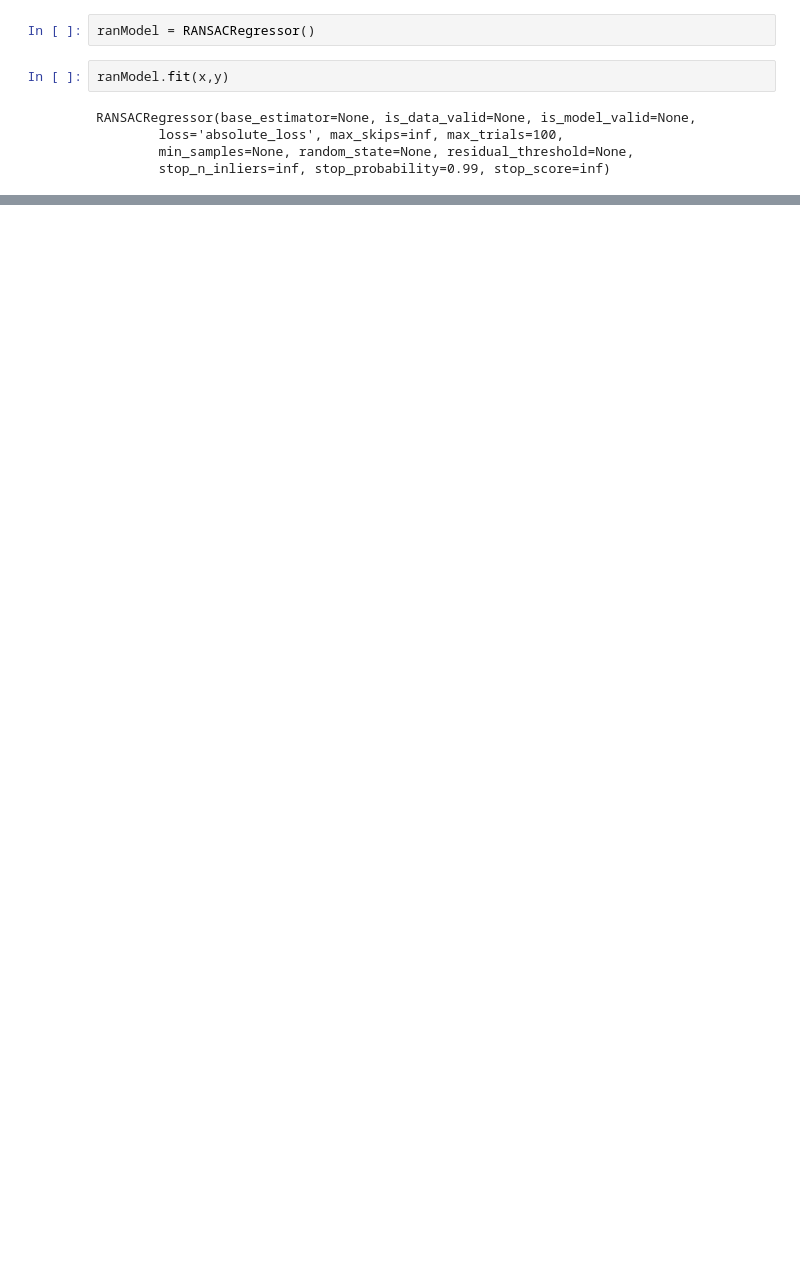
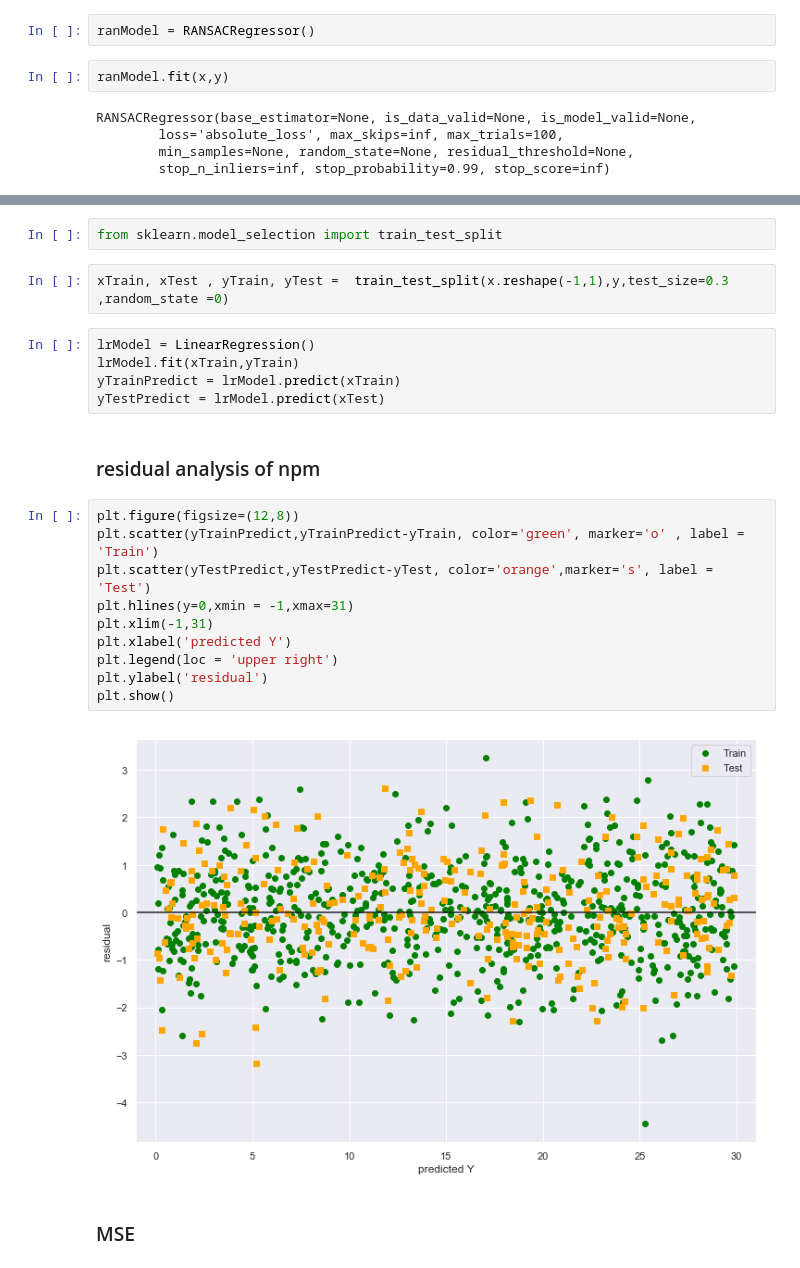
Before and after one commit to 60d-RA-3Eh/helloML, a Jupyter notebook: 03 Regression.ipynb, the cells around one changed output, grey strips where cells are left out. Drawn from its saved outputs; the diff is of its cells as text; blank space fills up the shorter version.

```diff
--- a/03 Regression.ipynb
+++ b/03 Regression.ipynb
@@ -54,0 +136,25 @@ outMask = np.logical_not(inMask)
+# %%
+from sklearn.model_selection import train_test_split
+# %%
+xTrain, xTest , yTrain, yTest =  train_test_split(x.reshape(-1,1),y,test_size=0.3 ,random_state =0)
+# %%
+lrModel = LinearRegression()
+lrModel.fit(xTrain,yTrain)
+yTrainPredict = lrModel.predict(xTrain)
+yTestPredict = lrModel.predict(xTest)
+# %% [markdown]
+### residual analysis of npm
+# %%
+plt.figure(figsize=(12,8))
+plt.scatter(yTrainPredict,yTrainPredict-yTrain, color='green', marker='o' , label = 'Train')
+plt.scatter(yTestPredict,yTestPredict-yTest, color='orange',marker='s', label = 'Test')
+plt.hlines(y=0,xmin = -1,xmax=31)
+plt.xlim(-1,31)
+plt.xlabel('predicted Y')
+plt.legend(loc = 'upper right')
+plt.ylabel('residual')
+plt.show()
+# %% [output]
+[figure, added]
+# %% [markdown]
+### MSE
```
Also changed, not shown: parts of 55 cells of this notebook.
